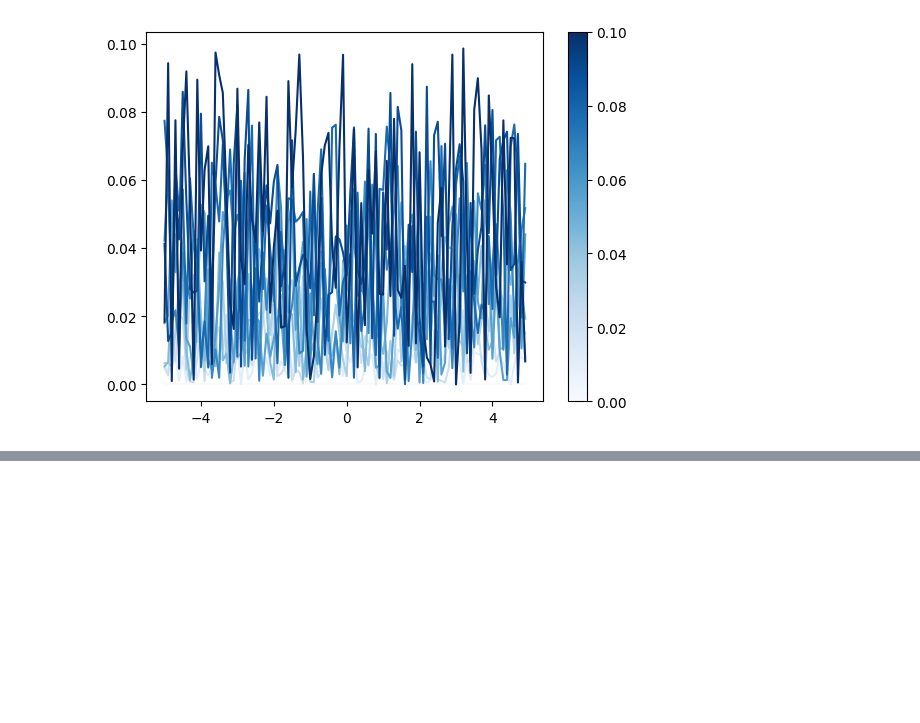
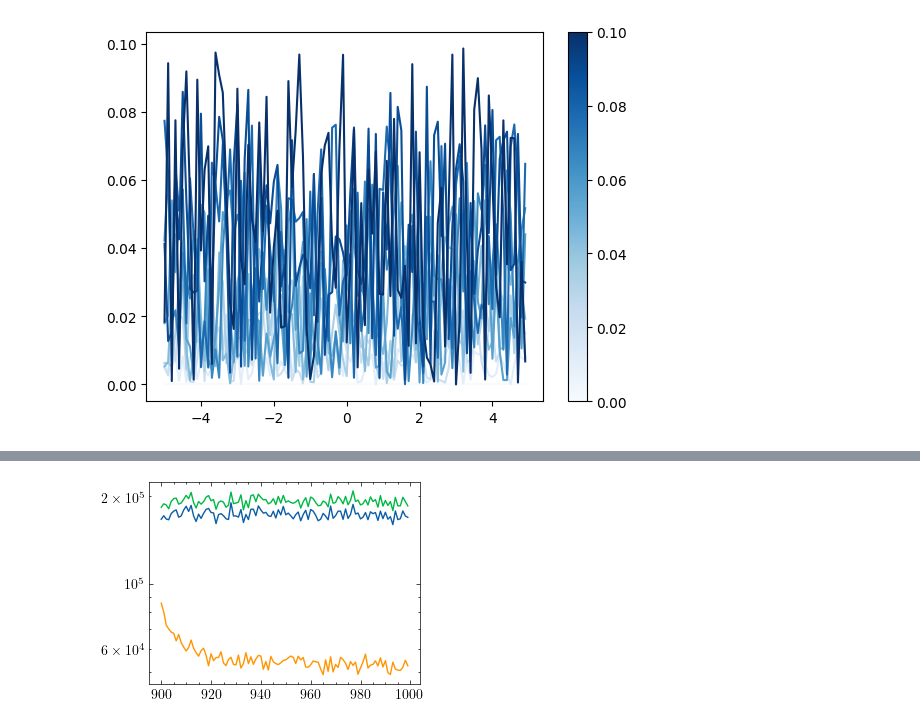
Before and after one commit to chinsengi/score_RNN, a Jupyter notebook: invm.ipynb, the cells around one changed output, grey strips where cells are left out. Cells and saved outputs as stored; diff of their text form; code cells hidden in the pictures; blank space fills up the shorter version.

```diff
--- a/invm.ipynb
+++ b/invm.ipynb
@@ -144,0 +178,11 @@ plt.show()
+# %%
+models = ["SO_FR", "SO_SC", "SR"]
+# plt.figure(figsize=(8, 6))
+for model in models:
+    loss = load_npy(model + '_MNIST_loss.npy')
+    plt.plot(np.arange(900,1000), loss[900:])
+    plt.yscale('log')
+savefig(path=f".", filename="loss_curve_last_100")
+# plt.legend(["SO-FR", "SO-SC", "RS-FR"])
+# %% [output]
+[figure, added]
```
Also changed, not shown: parts of 2 cells of this notebook.
